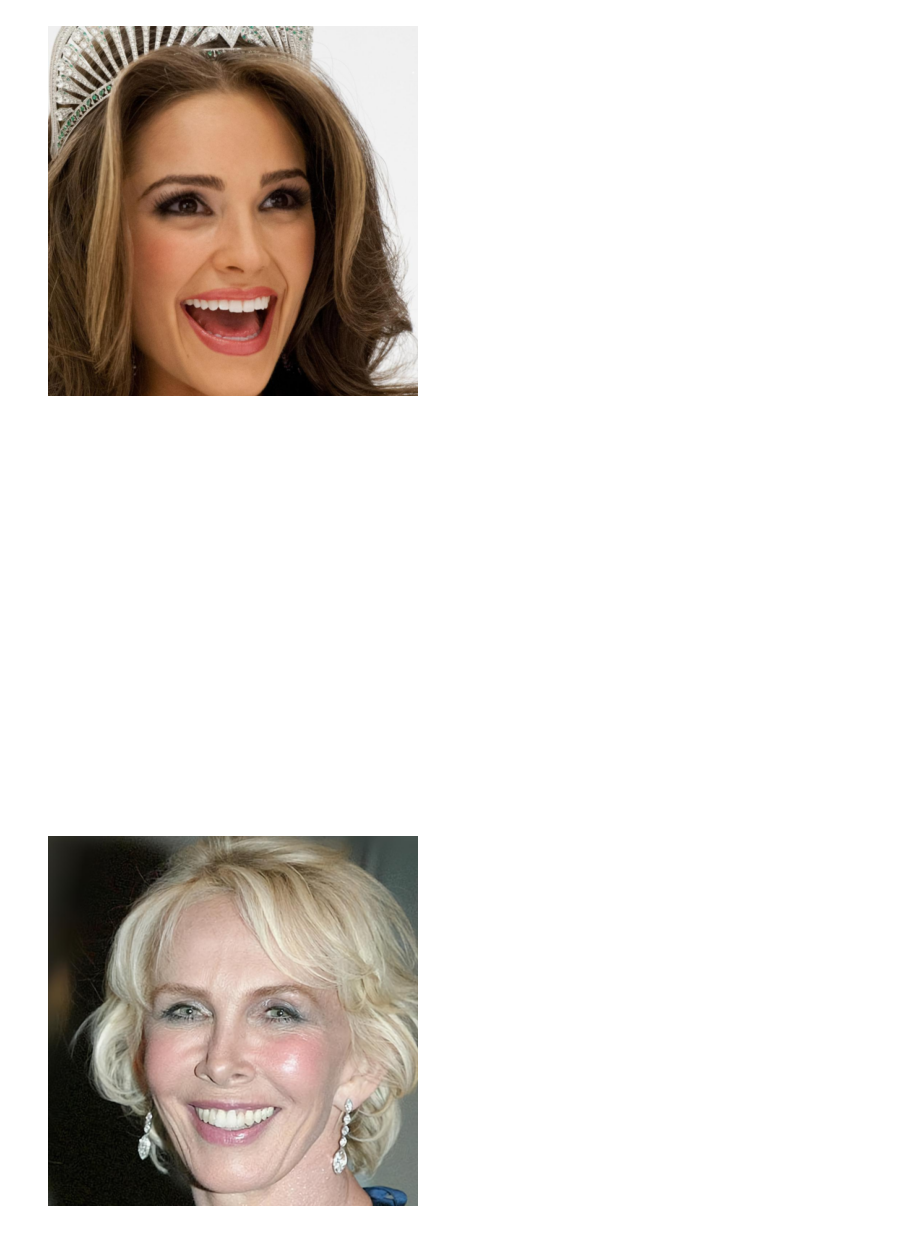
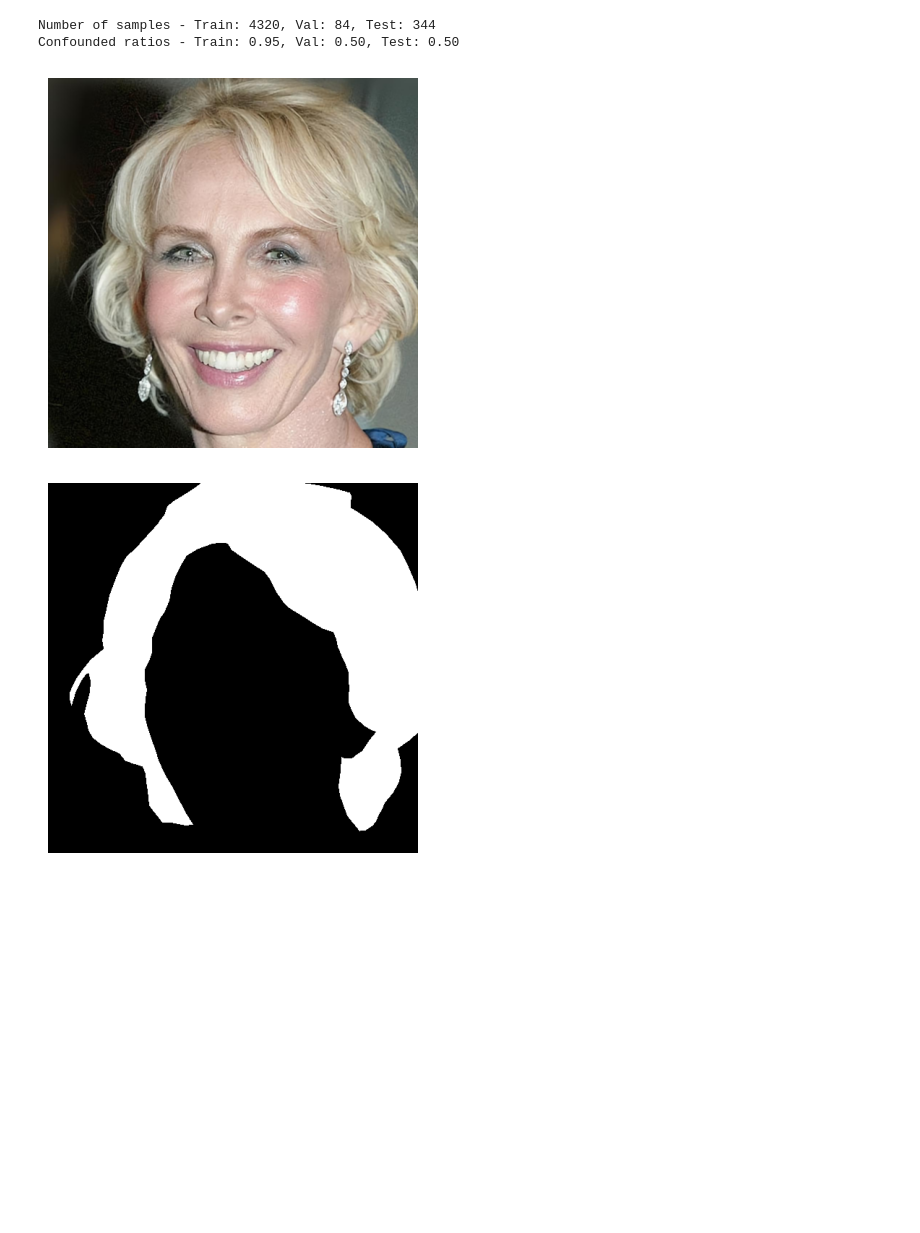
Before and after one commit to Frasor2002/thesis_AIS, a Jupyter notebook: visualization.ipynb, the cells around one changed output. Cells and saved outputs as stored; diff of their text form; code cells hidden in the pictures; blank space fills up the shorter version.

```diff
--- a/visualization.ipynb
+++ b/visualization.ipynb
@@ -1,24 +49,18 @@
 # %%
 from dataset.dataset import load_data, visualize_k_samples
 import matplotlib.pyplot as plt
 train_set, val_set, test_set = load_data(
-  "CelebAHC", reload=False
+  "CelebAHC", reload=True
 )
-
-plt.imshow(train_set.x[0])
-plt.axis('off')
-plt.show()
-plt.imshow(train_set.masks[0], cmap="binary")
-plt.axis('off')
-plt.show()
 
 plt.imshow(train_set.x[4000])
 plt.axis('off')
 plt.show()
-plt.imshow(train_set.masks[4000])
+plt.imshow(train_set.masks[4000], cmap="binary")
 plt.axis('off')
 plt.show()
 # %% [output]
+Number of samples - Train: 4320, Val: 84, Test: 344
+Confounded ratios - Train: 0.95, Val: 0.50, Test: 0.50
-[figure, old version]
+[figure, new version]
-[figure, old version]
+[figure, new version]
-[figure, removed]
```
Also changed, not shown: parts of 7 cells of this notebook, 1 other file.
